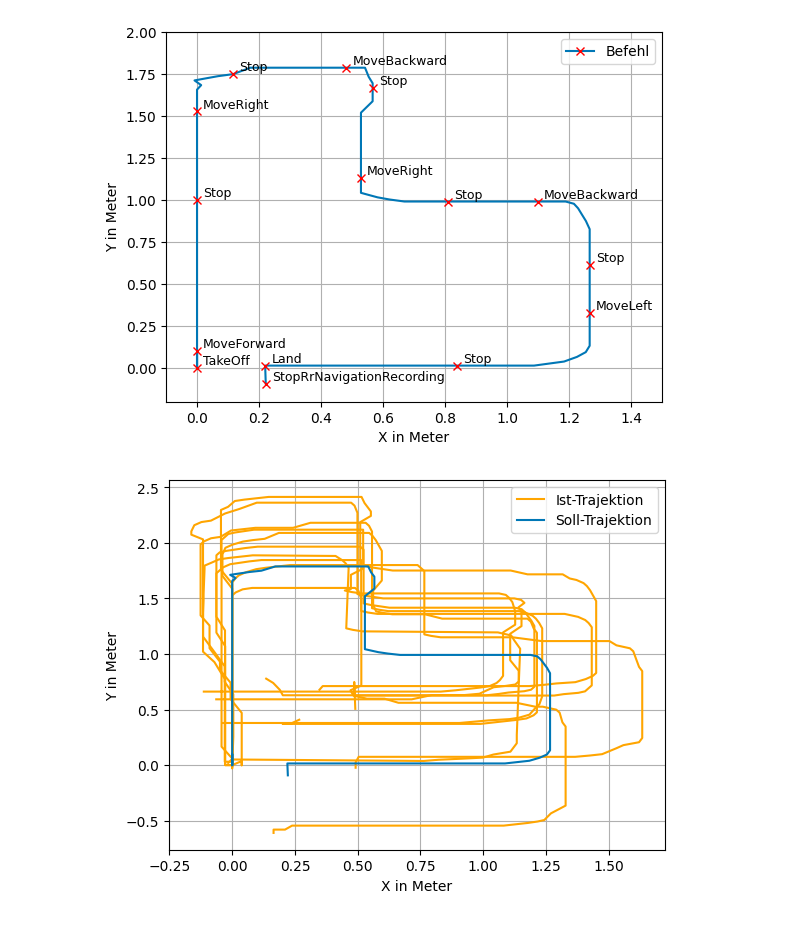
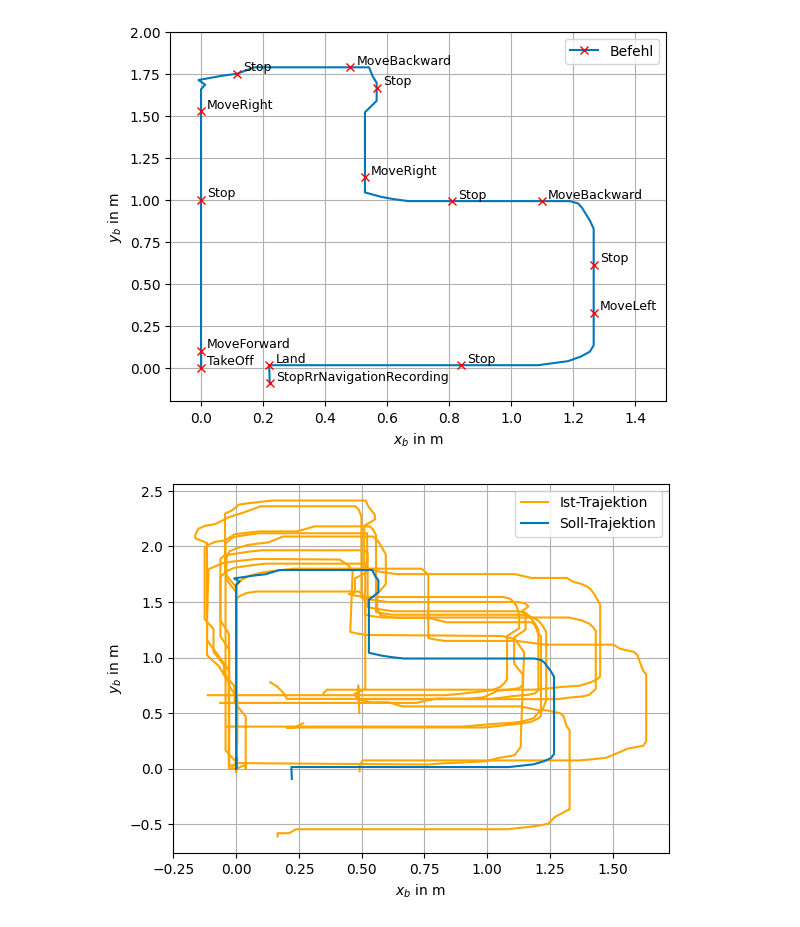
Before and after one commit to yuuchwa/ba_dt_drone, a Jupyter notebook: TestPythonVisu/Test2/Part1/Traj_plot.ipynb, the cells around one changed output. Cells and saved outputs as stored; diff of their text form; code cells hidden in the pictures.

```diff
--- a/TestPythonVisu/Test2/Part1/Traj_plot.ipynb
+++ b/TestPythonVisu/Test2/Part1/Traj_plot.ipynb
@@ -16,8 +16,8 @@ actions = points['input'].values
 x_transformed = (x - 50) / 10
 y_transformed = (y - 50) / 10
 
-ax.set_xlabel('X in Meter')
-ax.set_ylabel('Y in Meter')
+ax.set_xlabel(r'$x_b$ in m')
+ax.set_ylabel(r'$y_b$ in m')
 
 ax.plot(x_transformed, y_transformed, c='#0077B6')
 
@@ -46,7 +46,7 @@ plt.savefig('Exp2_DemoTraj.pdf', format='pdf')
 
 plt.show()
 # %% [output]
-[figure, old version]
+[figure, new version]
 # %%
 import matplotlib.pyplot as plt
 from mpl_toolkits.mplot3d import Axes3D
@@ -62,36 +62,36 @@ csv_files = ['Wiederholungen/Exe1.csv', 'Wiederholungen/Exe2.csv', 'Wiederholung
 fig, ax = plt.subplots()
 set_retry_label = False;
 
 for csv_file in csv_files:
     # Lade die Daten aus der CSV-Datei
     df = pd.read_csv(csv_file, sep=';')
 
     x = df['xPos'].values
     y = df['yPos'].values
 
     x_transformed = (x - 50) / 10
     y_transformed = (y - 50) / 10
 
     if os.path.basename(csv_file) == 'BA_Exp2_Trajectory.csv':
         ax.plot(x_transformed, y_transformed, c="#0077B6", label="Soll-Trajektion")
     else:
         if not set_retry_label:
             ax.plot(x_transformed, y_transformed, c="orange", label="Ist-Trajektion")
             set_retry_label = True;
         else:
             ax.plot(x_transformed, y_transformed, c="orange")
 
 
-ax.set_xlabel('X in Meter')
-ax.set_ylabel('Y in Meter')
+ax.set_xlabel(r'$x_b$ in m')
+ax.set_ylabel(r'$y_b$ in m')
 ax.legend();
 ax.grid(True)
 
 plt.savefig('Exp2_ÜberlapptTraj.pdf', format='pdf')
 
 plt.show()
 # %% [output]
-[figure, old version]
+[figure, new version]
 # %%
 import pandas as pd
 
```
Also changed, not shown: parts of 15 cells of this notebook, 21 other files.
